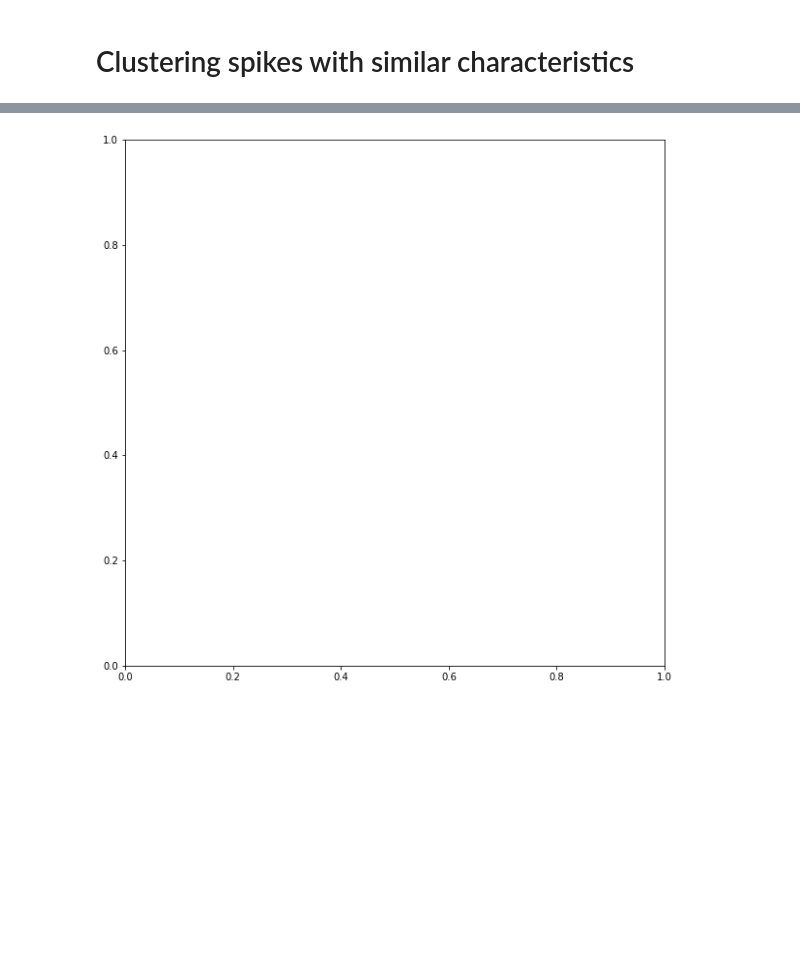
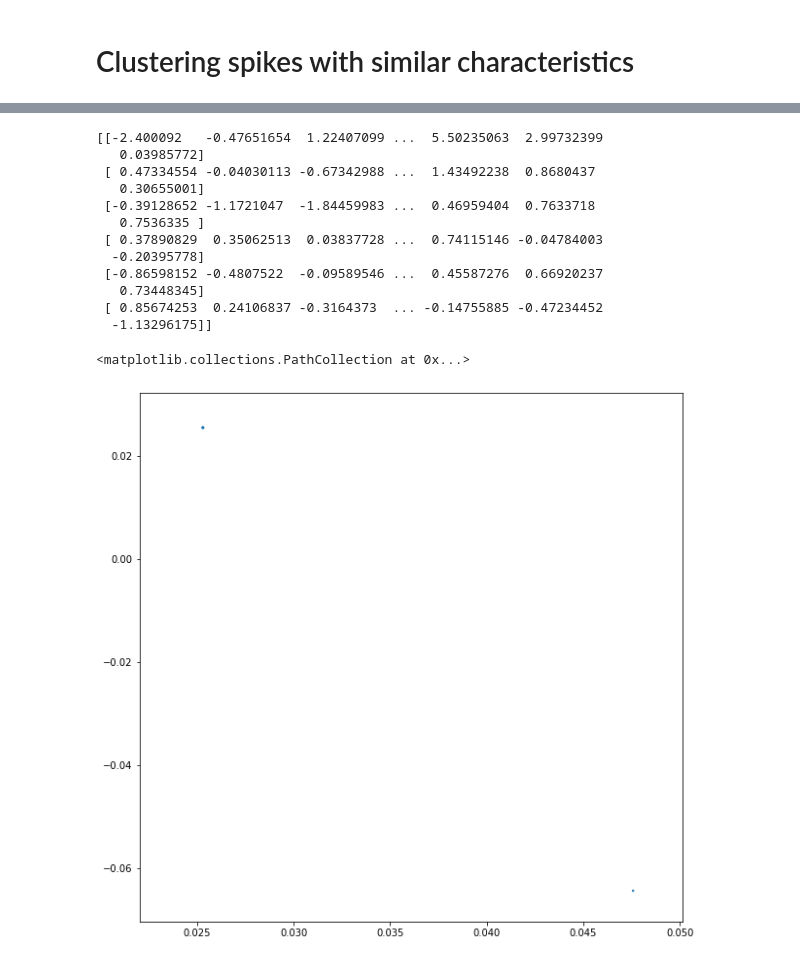
Before and after one commit to bfernandes1998/SpikeSort, a Jupyter notebook: SpikeSortActivity.ipynb, the cells around one changed output, grey strips where cells are left out. Drawn from its saved outputs; the diff is of its cells as text; code cells hidden in the pictures; blank space fills up the shorter version.

```diff
--- a/SpikeSortActivity.ipynb
+++ b/SpikeSortActivity.ipynb
@@ -146,9 +147,24 @@ def kMeans(X, K, maxIters = 80, plot_progress = None):
 # %%
 # group data into K clusters
 
 centroids, C = kMeans(waves, K = 6)
+print(centroids)
+
 fig = plt.figure(figsize=(10, 10))
 ax = fig.add_subplot()
-ax.plot(pca[:,0],pca[:,1],)
+ax.scatter(pca[:,0],pca[:,1],C)
 # %% [output]
+[[-2.400092   -0.47651654  1.22407099 ...  5.50235063  2.99732399
+   0.03985772]
+ [ 0.47334554 -0.04030113 -0.67342988 ...  1.43492238  0.8680437
+   0.30655001]
+ [-0.39128652 -1.1721047  -1.84459983 ...  0.46959404  0.7633718
+   0.7536335 ]
+ [ 0.37890829  0.35062513  0.03837728 ...  0.74115146 -0.04784003
+  -0.20395778]
+ [-0.86598152 -0.4807522  -0.09589546 ...  0.45587276  0.66920237
+   0.73448345]
+ [ 0.85674253  0.24106837 -0.3164373  ... -0.14755885 -0.47234452
+  -1.13296175]]
+<matplotlib.collections.PathCollection at 0x...>
-[figure, old version]
+[figure, new version]
```
Also changed, not shown: parts of 4 cells of this notebook.
